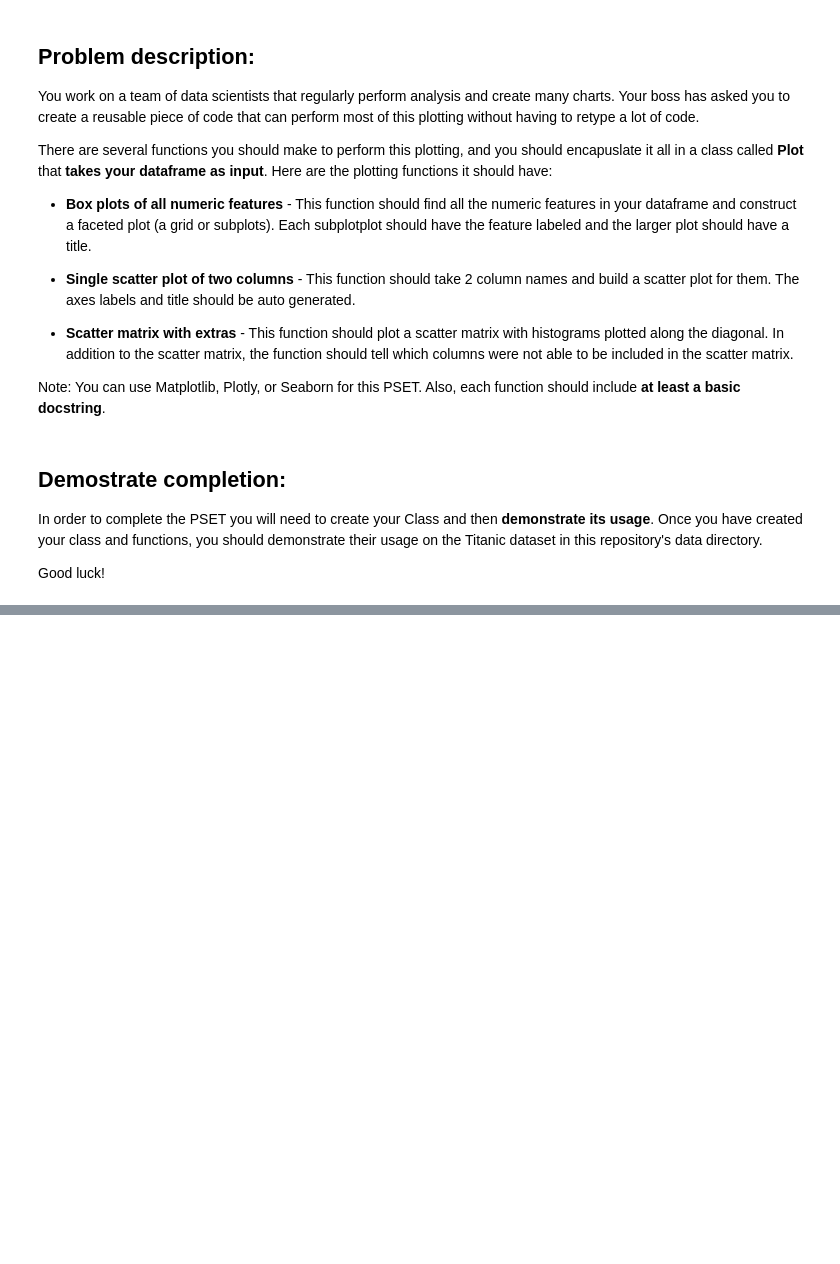
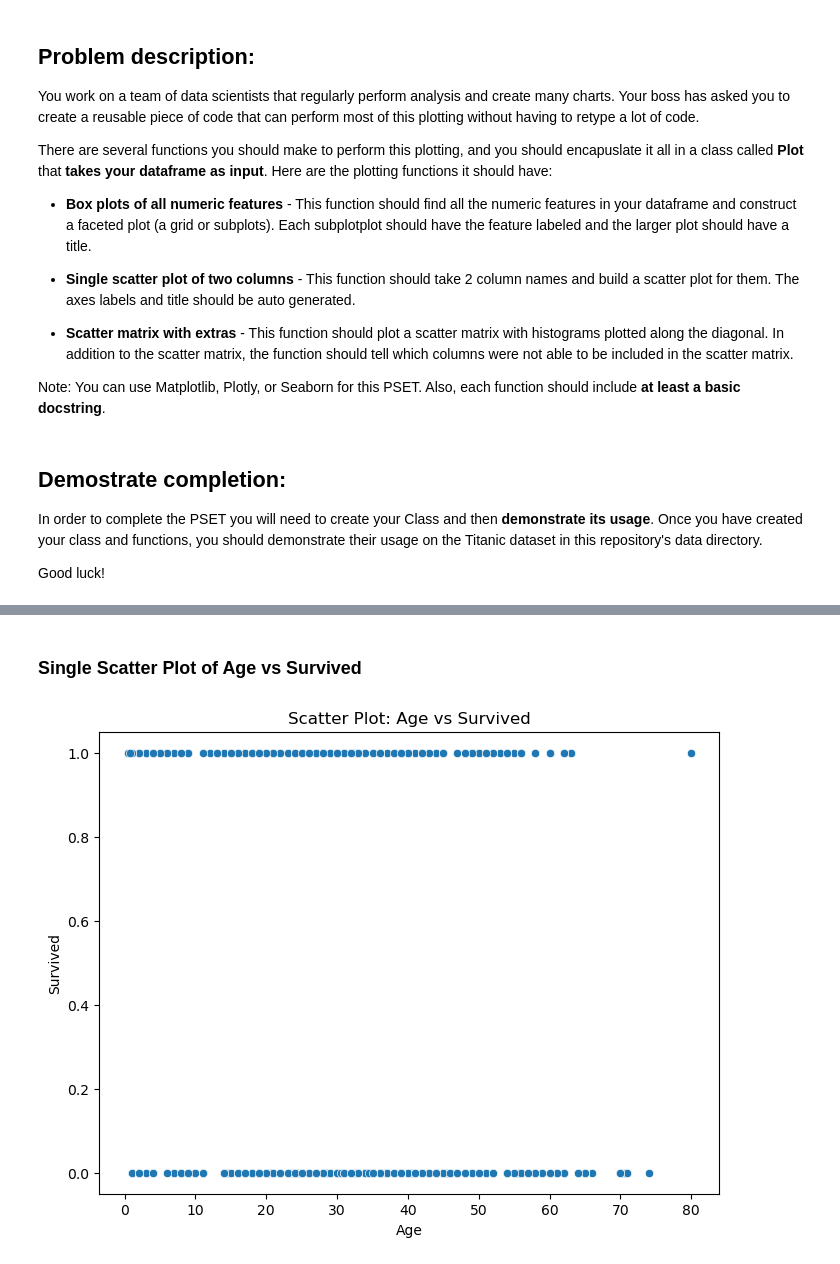
Before and after one commit to Tergelle/intermediate-python-fall-2024, a Jupyter notebook: Problem Sets/pset1.ipynb, the cells around one changed output, grey strips where cells are left out. Cells and saved outputs as stored; diff of their text form; code cells hidden in the pictures; blank space fills up the shorter version.

```diff
--- a/Problem Sets/pset1.ipynb
+++ b/Problem Sets/pset1.ipynb
@@ -33,0 +110,7 @@ Good luck!
+# %% [markdown]
+### Single Scatter Plot of Age vs Survived
+# %%
+#Single scatter plot of two columns
+plot.scatter_plot('Age', 'Survived')
+# %% [output]
+[figure, added]
```
Also changed, not shown: parts of 11 cells of this notebook, 8 other files.
